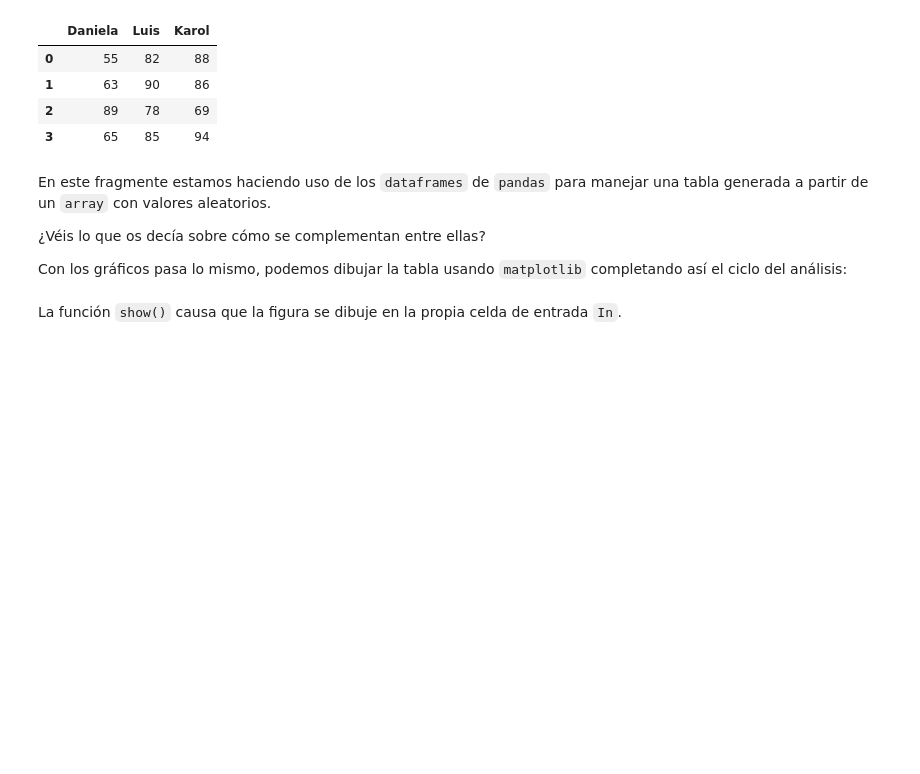
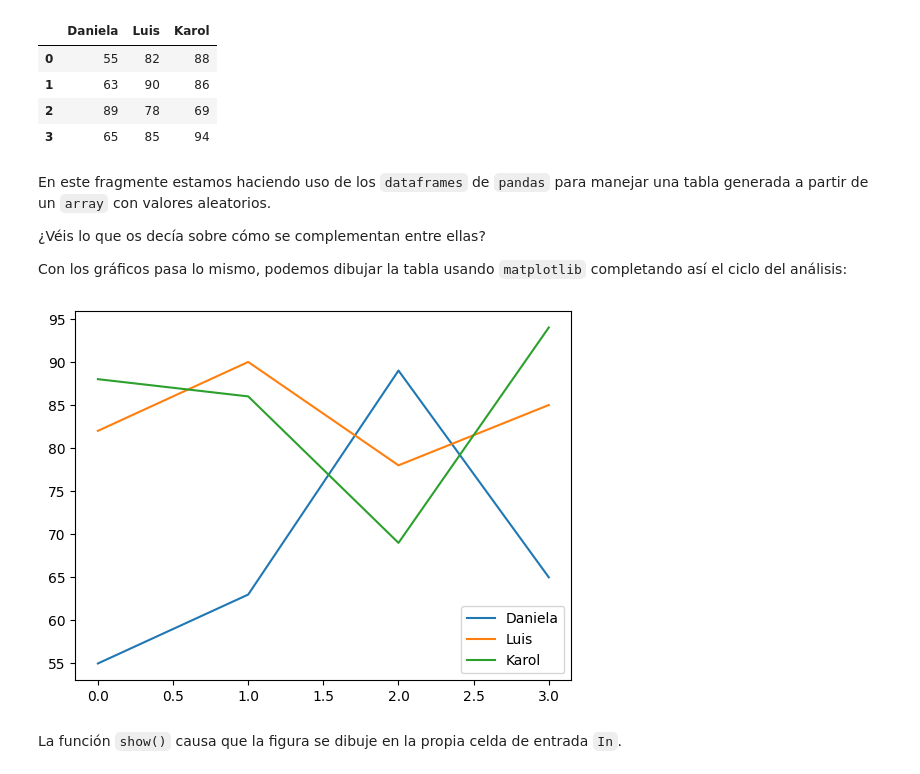
Before and after one commit to ajmenaa/phyton_basico_ICAI, a Jupyter notebook: Estudiantes/Juan_Rivera/ClassBook/7_Numpy/02 - La clase array.ipynb, the cells around one changed output. Saved outputs shown, nothing was run; the diff lists cells and outputs as text; code cells hidden in the pictures; blank space fills up the shorter version.

```diff
--- a/Estudiantes/Juan_Rivera/ClassBook/7_Numpy/02 - La clase array.ipynb
+++ b/Estudiantes/Juan_Rivera/ClassBook/7_Numpy/02 - La clase array.ipynb
@@ -126,6 +126,12 @@ En este fragmente estamos haciendo uso de los `dataframes` de `pandas` para mane
 Con los gráficos pasa lo mismo, podemos dibujar la tabla usando `matplotlib` completando así el ciclo del análisis:
 # %%
 #Escriba el código
+import matplotlib.pyplot as plt
+
+tabla.plot()
+plt.show()
+# %% [output]
+[figure, added]
 # %% [markdown]
 La función `show()` causa que la figura se dibuje en la propia celda de entrada `In`.
 # %% [markdown]
```
Also changed, not shown: 13 other files.
